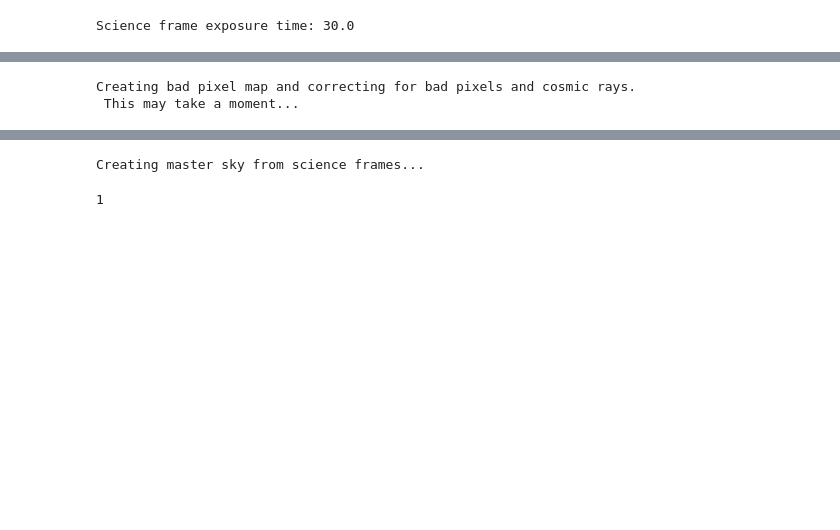
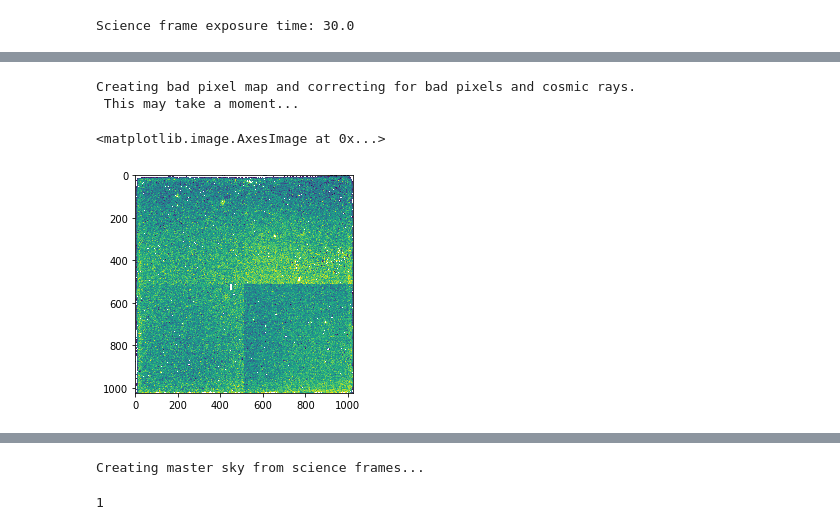
Before and after one commit to kfollette/Follette-group, a Jupyter notebook: MinMs/TestingNotebook_MMT_Module.ipynb, the cells around one changed output, grey strips where cells are left out. Cells and saved outputs as stored; diff of their text form; code cells hidden in the pictures; blank space fills up the shorter version.

```diff
--- a/MinMs/TestingNotebook_MMT_Module.ipynb
+++ b/MinMs/TestingNotebook_MMT_Module.ipynb
@@ -156,14 +192,19 @@ for ii in range(0, totalframes):
 # %%
 #BAD_PIXEL_MAP
 
 print("Creating bad pixel map and correcting for bad pixels and cosmic rays. \n",
      "This may take a moment... \n")
 
 # create bad pixel map
 badflat = badpixelmap(med_flat, objname, flatheader)
+
+vmin, vmax = interval.get_limits(badflat)
+plt.imshow(badflat, vmin=vmin, vmax=vmax)
 # %% [output]
 Creating bad pixel map and correcting for bad pixels and cosmic rays.
  This may take a moment...
+<matplotlib.image.AxesImage at 0x...>
+[figure, added]
 # %%
 
 # correct the bad pixels and cosmic rays
```
Also changed, not shown: parts of 21 cells of this notebook.
